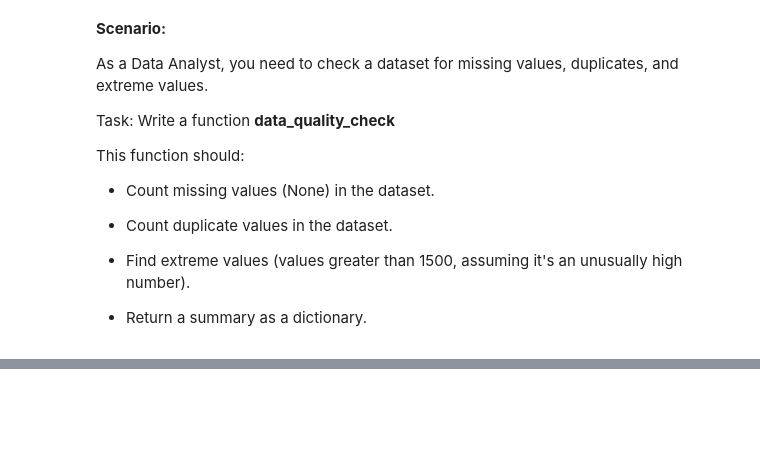
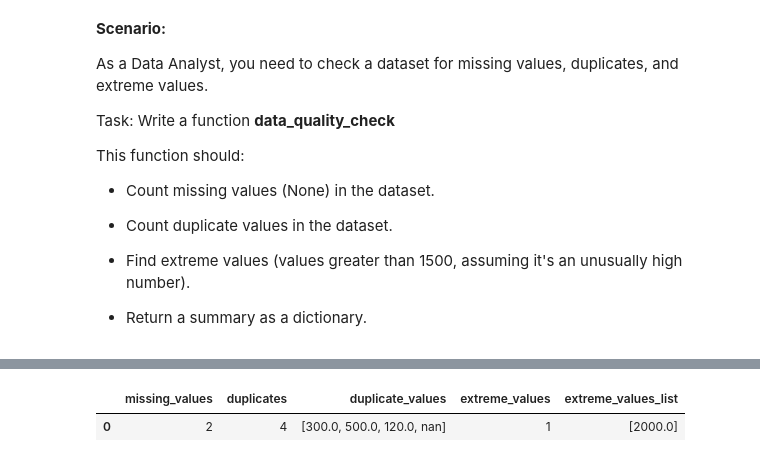
Before and after one commit to 2023Datascienc/DAPLearning2025, a Jupyter notebook: Demos/Python/DAP_Demo2.ipynb, the cells around one changed output, grey strips where cells are left out. Cells and saved outputs as stored; diff of their text form; code cells hidden in the pictures; blank space fills up the shorter version.

```diff
--- a/Demos/Python/DAP_Demo2.ipynb
+++ b/Demos/Python/DAP_Demo2.ipynb
@@ -222,0 +329,32 @@ sales_data = [120, 300, None, 500, 300, 750, 800, 500, 120, None, 2000, 150, 400
+# %%
+import pandas as pd
+
+def data_quality_check(data):
+    df = pd.DataFrame(data, columns=['Sales']) # Create DataFrame inside function
+    missing_values = df['Sales'].isna().sum()
+
+    # Get duplicate values as a list
+    duplicates_df = df[df['Sales'].duplicated(keep='first')]  # Keep all duplicates
+    duplicate_values = duplicates_df['Sales'].tolist()
+    duplicates = len(duplicate_values)
+
+    # Get extreme values as a list
+    extreme_values_df = df[df['Sales'] > 1500]
+    extreme_values_list = extreme_values_df['Sales'].tolist()
+    extreme_values = len(extreme_values_list)
+
+    summary = {
+        'missing_values': missing_values,
+        'duplicates': duplicates,
+        'duplicate_values': duplicate_values,
+        'extreme_values': extreme_values,
+        'extreme_values_list': extreme_values_list
+    }
+    return summary
+# %%
+final_data = pd.DataFrame([data_quality_check(sales_data)]) # Pass a list to DataFrame
+
+display(final_data) # Use display to show in Jupyter
+# %% [output]
+|  | missing_values | duplicates | duplicate_values | extreme_values | extreme_values_list |
+| 0 | 2 | 4 | [300.0, 500.0, 120.0, nan] | 1 | [2000.0] |
```
Also changed, not shown: parts of 8 cells of this notebook.
